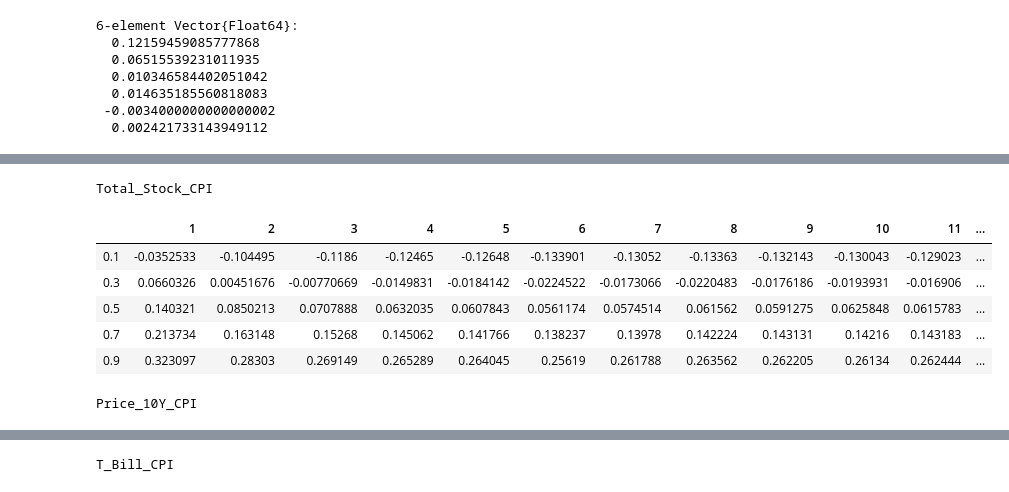
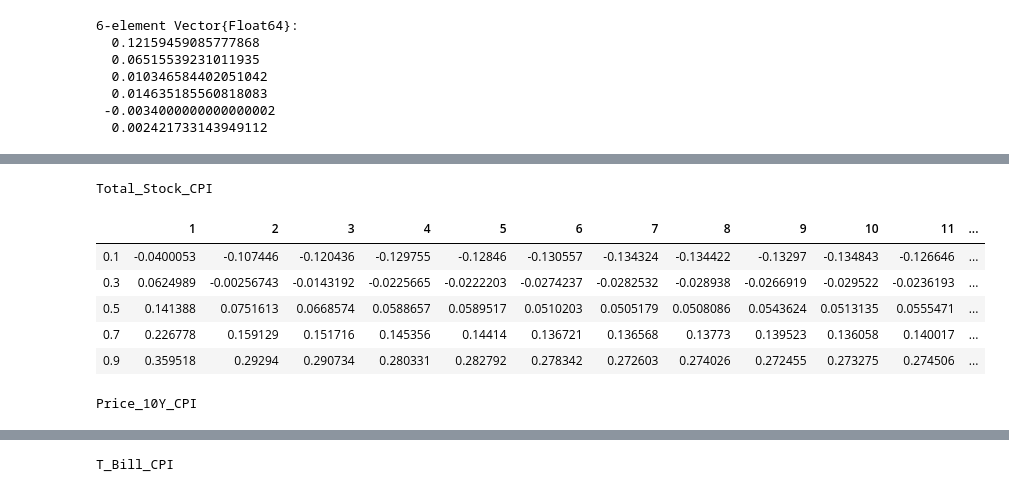
Before and after one commit to msz13/Goal-Based-Investing, a Jupyter notebook: julia_msp/us_bvar.ipynb, the cells around one changed output, grey strips where cells are left out. Cells and saved outputs as stored; diff of their text form; code cells hidden in the pictures.

Commit message:
fix scenario lattice states

```diff
--- a/julia_msp/us_bvar.ipynb
+++ b/julia_msp/us_bvar.ipynb
@@ -251,12 +251,12 @@ vmodel.Y[end,:]
  -0.0034000000000000002
   0.002421733143949112
 # %%
-names = colnames(s_data)
+assets_names = colnames(s_data)
 scenarios = simulate(vmodel,60)
 
 for n in 1:6
     s_ann = annualise(scenarios[n,:,2:end],4)
-    print_percentiles(s_ann,[0.05, 0.25, 0.5, 0.75, 0.95], string(names[n]))
+    print_percentiles(s_ann,[0.05, 0.25, 0.5, 0.75, 0.95], string(assets_names[n]))
 end
 # %% [output]
 Total_Stock_CPI
@@ -305,7 +305,7 @@ CPI
 scenarios_b = simulate(bmodel,60, 10)
 for n in 1:6
     s_ann = annualise(scenarios_b[n,:,:],4)
-    print_percentiles(s_ann,[0.02, 0.25, 0.5, 0.75, 0.98], string(names[n]))
+    print_percentiles(s_ann,[0.02, 0.25, 0.5, 0.75, 0.98], string(assets_names[n]))
 end
 # %% [output]
 Total_Stock_CPI
@@ -353,7 +353,8 @@ CPI
 # %%
+# annualised compounded returns for 1, 5, 10, 15 years
 for n in 1:3
     cum_ret = cumsum(scenarios[n,:,2:end]; dims=2)
-    print_percentiles(expm1.(cum_ret[:,[4,20,40,60]] ./ [1 5 10 15]),[.05, .25, .5, .75, .95], string(names[n]))
+    print_percentiles(expm1.(cum_ret[:,[4,20,40,60]] ./ [1 5 10 15]),[.02, .1, .25, .5, .75, .9, .98], string(assets_names[n]))
 end
 # %% [output]
 Total_Stock_CPI
@@ -380,16 +387,15 @@ T_Bill_CPI
 # %%
-returns_exp = expm1.(scenarios[[1,2,3],:,:])
 for n in 1:3
-    s_ann = annualise(returns_exp[n,:,2:end],4)
-    print_percentiles(s_ann,[.1, .3, .5, .7, .9], string(names[n]))
+    s_ann = expm1.(annualise(scenarios[n,:,2:end],4))
+    print_percentiles(s_ann,[.1, .3, .5, .7, .9], string(assets_names[n]))
 end
 # %% [output]
 Total_Stock_CPI
 |  | 1 | 2 | 3 | 4 | 5 | 6 | 7 | 8 | 9 | 10 | 11 | ... |
-| 0.1 | -0.0352533 | -0.104495 | -0.1186 | -0.12465 | -0.12648 | -0.133901 | -0.13052 | -0.13363 | -0.132143 | -0.130043 | -0.129023 | ... |
-| 0.3 | 0.0660326 | 0.00451676 | -0.00770669 | -0.0149831 | -0.0184142 | -0.0224522 | -0.0173066 | -0.0220483 | -0.0176186 | -0.0193931 | -0.016906 | ... |
-| 0.5 | 0.140321 | 0.0850213 | 0.0707888 | 0.0632035 | 0.0607843 | 0.0561174 | 0.0574514 | 0.061562 | 0.0591275 | 0.0625848 | 0.0615783 | ... |
-| 0.7 | 0.213734 | 0.163148 | 0.15268 | 0.145062 | 0.141766 | 0.138237 | 0.13978 | 0.142224 | 0.143131 | 0.14216 | 0.143183 | ... |
-| 0.9 | 0.323097 | 0.28303 | 0.269149 | 0.265289 | 0.264045 | 0.25619 | 0.261788 | 0.263562 | 0.262205 | 0.26134 | 0.262444 | ... |
+| 0.1 | -0.0400053 | -0.107446 | -0.120436 | -0.129755 | -0.12846 | -0.130557 | -0.134324 | -0.134422 | -0.13297 | -0.134843 | -0.126646 | ... |
+| 0.3 | 0.0624989 | -0.00256743 | -0.0143192 | -0.0225665 | -0.0222203 | -0.0274237 | -0.0282532 | -0.028938 | -0.0266919 | -0.029522 | -0.0236193 | ... |
+| 0.5 | 0.141388 | 0.0751613 | 0.0668574 | 0.0588657 | 0.0589517 | 0.0510203 | 0.0505179 | 0.0508086 | 0.0543624 | 0.0513135 | 0.0555471 | ... |
+| 0.7 | 0.226778 | 0.159129 | 0.151716 | 0.145356 | 0.14414 | 0.136721 | 0.136568 | 0.13773 | 0.139523 | 0.136058 | 0.140017 | ... |
+| 0.9 | 0.359518 | 0.29294 | 0.290734 | 0.280331 | 0.282792 | 0.278342 | 0.272603 | 0.274026 | 0.272455 | 0.273275 | 0.274506 | ... |
 Price_10Y_CPI
 |  | 1 | 2 | 3 | 4 | 5 | 6 | 7 | 8 | 9 | 10 | 11 | ... |
```
Also changed, not shown: parts of 6 cells of this notebook, 2 other files.
